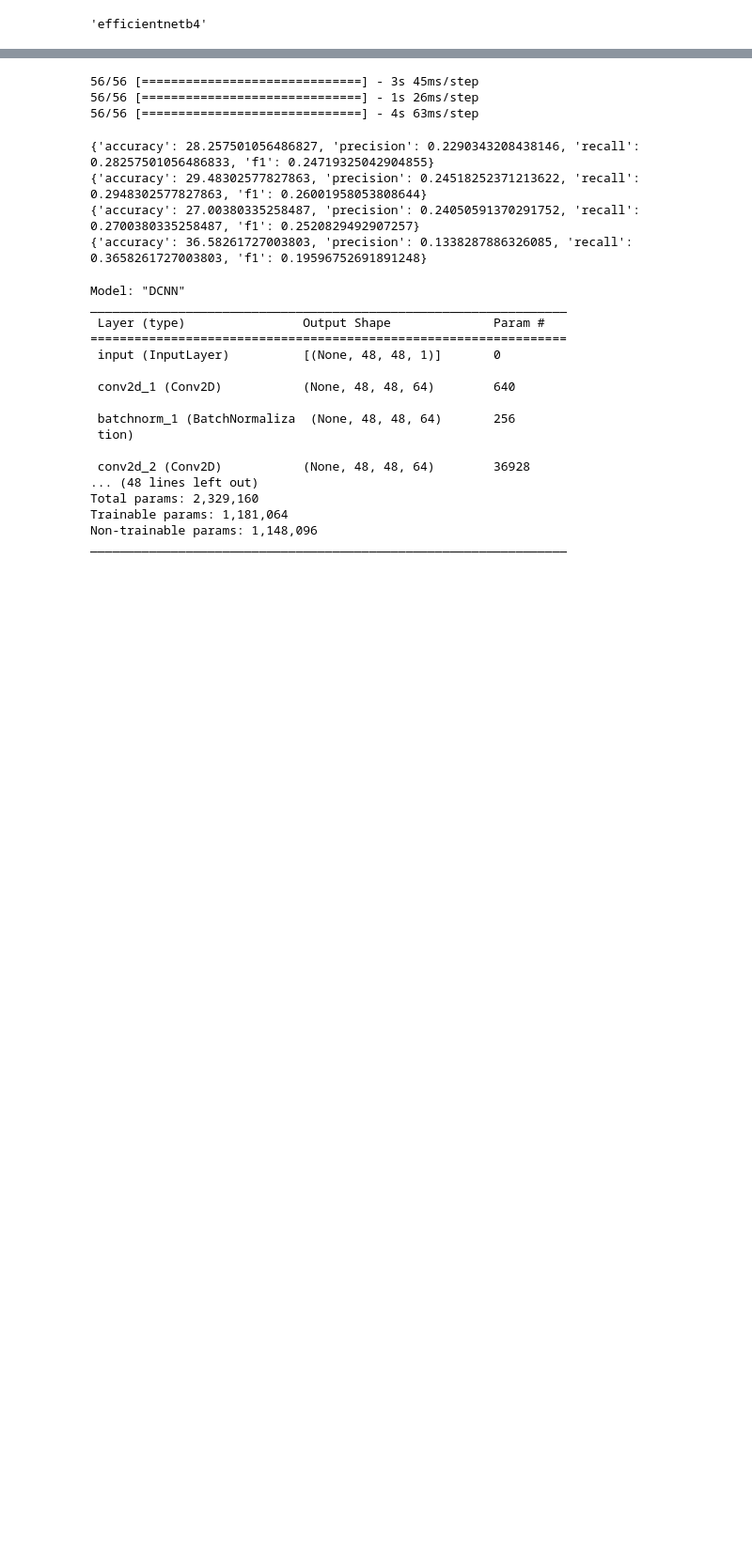
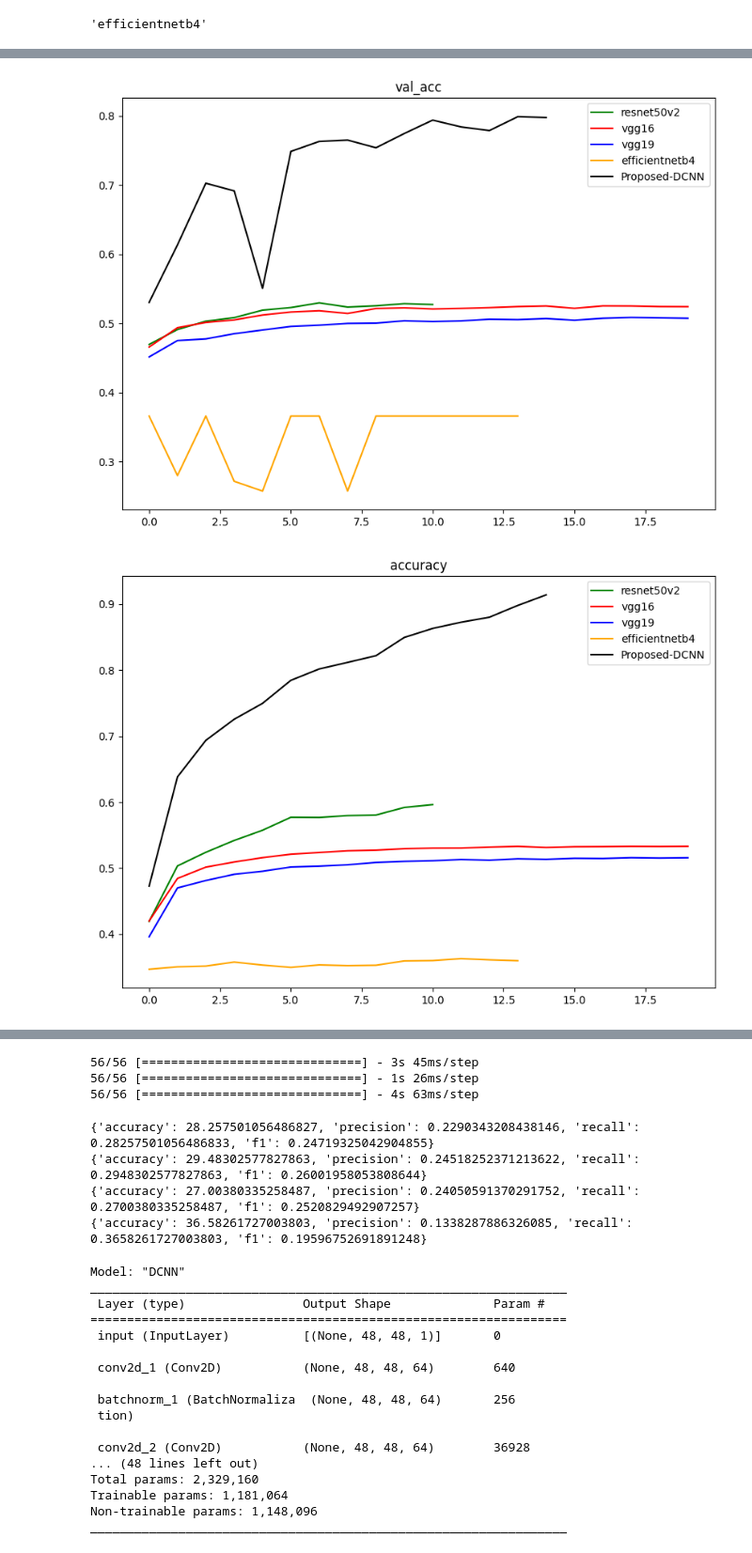
Before and after one commit to Ujjwal-Mk/IEEE, a Jupyter notebook: test.ipynb, the cells around one changed output, grey strips where cells are left out. Shown at 94% size. Saved outputs shown, nothing was run; the diff lists cells and outputs as text; code cells hidden in the pictures; blank space fills up the shorter version.

```diff
--- a/test.ipynb
+++ b/test.ipynb
@@ -407,0 +395,41 @@ TypeError: float() argument must be a string or a number, not 'dict'
+# %%
+import matplotlib.pyplot as plt
+def plot_hi(hist=[],model=[]):
+    val_acc=[]
+    val_loss=[]
+    loss=[]
+    accuracy=[]
+    metrics=[val_acc,accuracy,val_loss,loss]
+    metrics_title=["val_acc","accuracy","val_loss","loss"]
+    for history in hist:
+        accuracy.append(history.history["accuracy"][:20])
+        val_acc.append(history.history["val_accuracy"][:20])
+        loss.append(history.history["loss"][:20])
+        val_loss.append(history.history["val_loss"][:20])
+
+    # plt.figure(figsize=(16,16))
+    c=['g','r','b','orange',"black"]
+    for j in range(len(metrics)):
+        # plt.subplot(2,2,j+1)
+        plt.figure(figsize=(10,7))
+        for i in range(len(hist)):
+            plt.plot(metrics[j][i],c=c[i],label=model[i])
+        plt.title(metrics_title[j])
+        plt.legend()
+        plt.savefig(f"plot_model/{metrics_title[j]}")
+
+    plt.show()
+plot_hi([history_resnet,
+         history_vgg16,
+         history_vgg19,
+         history_eff_4,
+         history_dcnn],
+
+        [model_resnet.layers[1].name,
+         model_vgg16.layers[1].name,
+         model_vgg19.layers[1].name,
+         model_eff_4.layers[1].name,
+         "Proposed-DCNN",])
+# %% [output]
+[figure, added]
+[figure, added]
```
Also changed, not shown: parts of 18 cells of this notebook, 6 other files.
